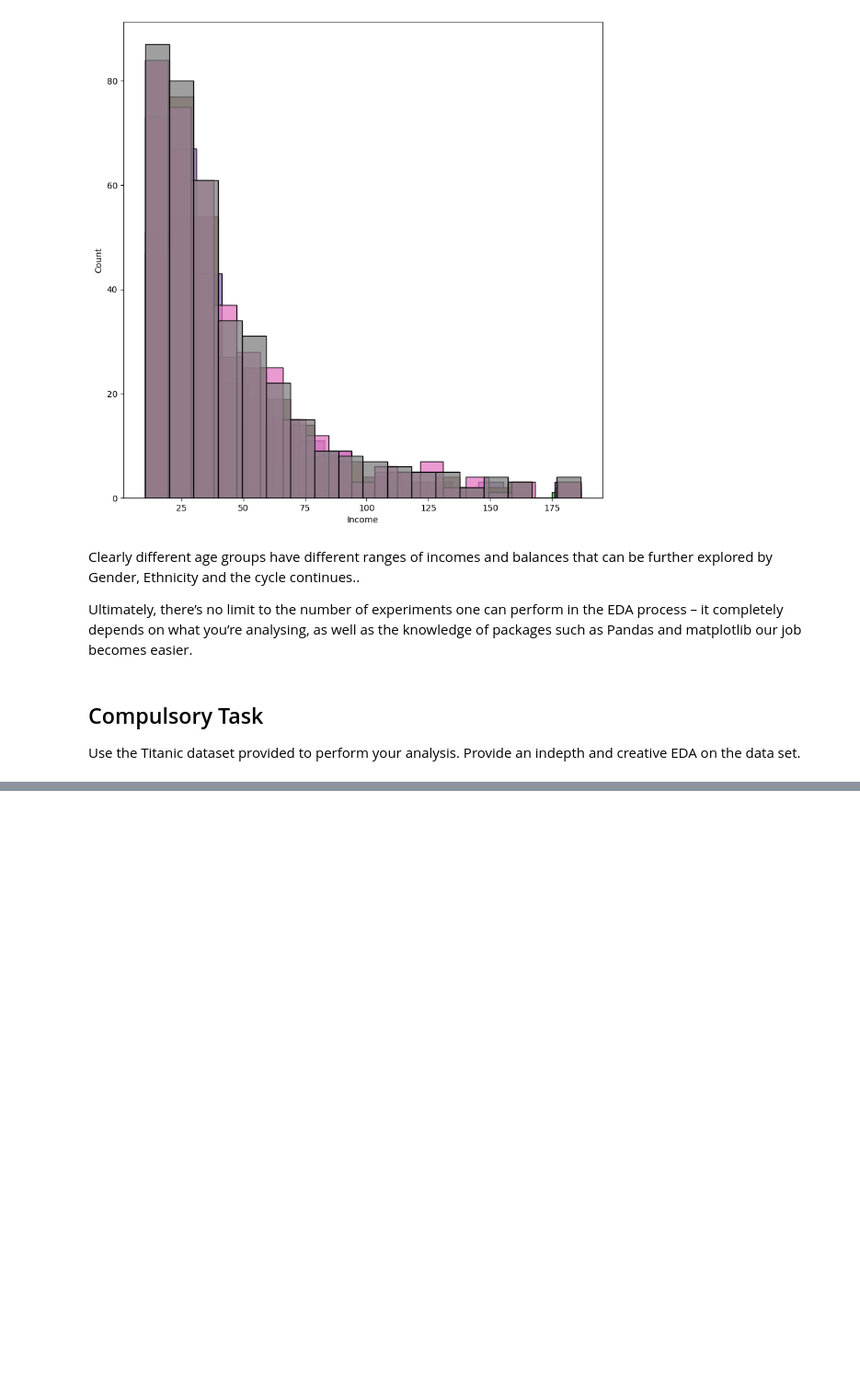
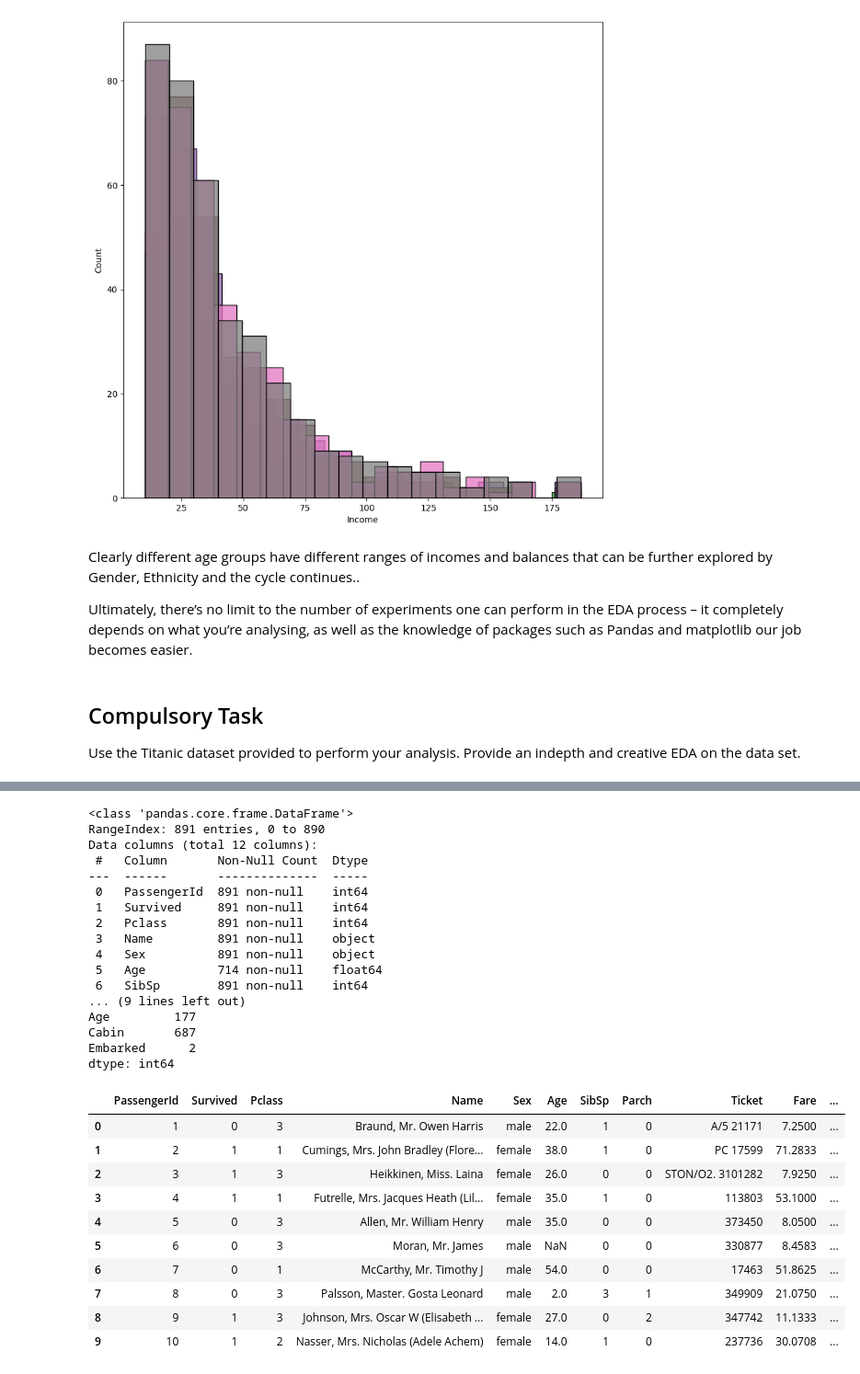
Before and after one commit to SalAbdiaziz01/Exploratory-Data-Analysis-Titanic, a Jupyter notebook: Exploratory Data Analysis.ipynb, the cells around one changed output, grey strips where cells are left out. Shown at 92% size. Drawn from its saved outputs; the diff is of its cells as text; code cells hidden in the pictures; blank space fills up the shorter version.

```diff
--- a/Exploratory Data Analysis.ipynb
+++ b/Exploratory Data Analysis.ipynb
@@ -347,0 +333,45 @@ print(sum_3_pclass)
+# %%
+#Using read_csv() to read 'Titanic.csv'
+df_titanic = pd.read_csv('Titanic.csv')
+
+#Checking if there is null values in the columns and it's type
+df_titanic.info()
+
+#Storing the amount of null values that are found in each columns
+null_count = df_titanic.isnull().sum()
+
+#Fitlering null_count vairable to only show the what columns are null
+null_count = null_count[null_count > 0]
+print(f"\nMissing data found in the columns (Other columns have no null values)\n{null_count}")
+
+#Shows the first 10 of the dataframe
+df_titanic.head(10)
+# %% [output]
+<class 'pandas.core.frame.DataFrame'>
+RangeIndex: 891 entries, 0 to 890
+Data columns (total 12 columns):
+ #   Column       Non-Null Count  Dtype
+---  ------       --------------  -----
+ 0   PassengerId  891 non-null    int64
+ 1   Survived     891 non-null    int64
+ 2   Pclass       891 non-null    int64
+ 3   Name         891 non-null    object
+ 4   Sex          891 non-null    object
+ 5   Age          714 non-null    float64
+ 6   SibSp        891 non-null    int64
+... (9 lines left out)
+Age         177
+Cabin       687
+Embarked      2
+dtype: int64
+|  | PassengerId | Survived | Pclass | Name | Sex | Age | SibSp | Parch | Ticket | Fare | ... |
+| 0 | 1 | 0 | 3 | Braund, Mr. Owen Harris | male | 22.0 | 1 | 0 | A/5 21171 | 7.2500 | ... |
+| 1 | 2 | 1 | 1 | Cumings, Mrs. John Bradley (Flore... | female | 38.0 | 1 | 0 | PC 17599 | 71.2833 | ... |
+| 2 | 3 | 1 | 3 | Heikkinen, Miss. Laina | female | 26.0 | 0 | 0 | STON/O2. 3101282 | 7.9250 | ... |
+| 3 | 4 | 1 | 1 | Futrelle, Mrs. Jacques Heath (Lil... | female | 35.0 | 1 | 0 | 113803 | 53.1000 | ... |
+| 4 | 5 | 0 | 3 | Allen, Mr. William Henry | male | 35.0 | 0 | 0 | 373450 | 8.0500 | ... |
+| 5 | 6 | 0 | 3 | Moran, Mr. James | male | NaN | 0 | 0 | 330877 | 8.4583 | ... |
+| 6 | 7 | 0 | 1 | McCarthy, Mr. Timothy J | male | 54.0 | 0 | 0 | 17463 | 51.8625 | ... |
+| 7 | 8 | 0 | 3 | Palsson, Master. Gosta Leonard | male | 2.0 | 3 | 1 | 349909 | 21.0750 | ... |
+| 8 | 9 | 1 | 3 | Johnson, Mrs. Oscar W (Elisabeth ... | female | 27.0 | 0 | 2 | 347742 | 11.1333 | ... |
+| 9 | 10 | 1 | 2 | Nasser, Mrs. Nicholas (Adele Achem) | female | 14.0 | 1 | 0 | 237736 | 30.0708 | ... |
```
Also changed, not shown: parts of 11 cells of this notebook.
